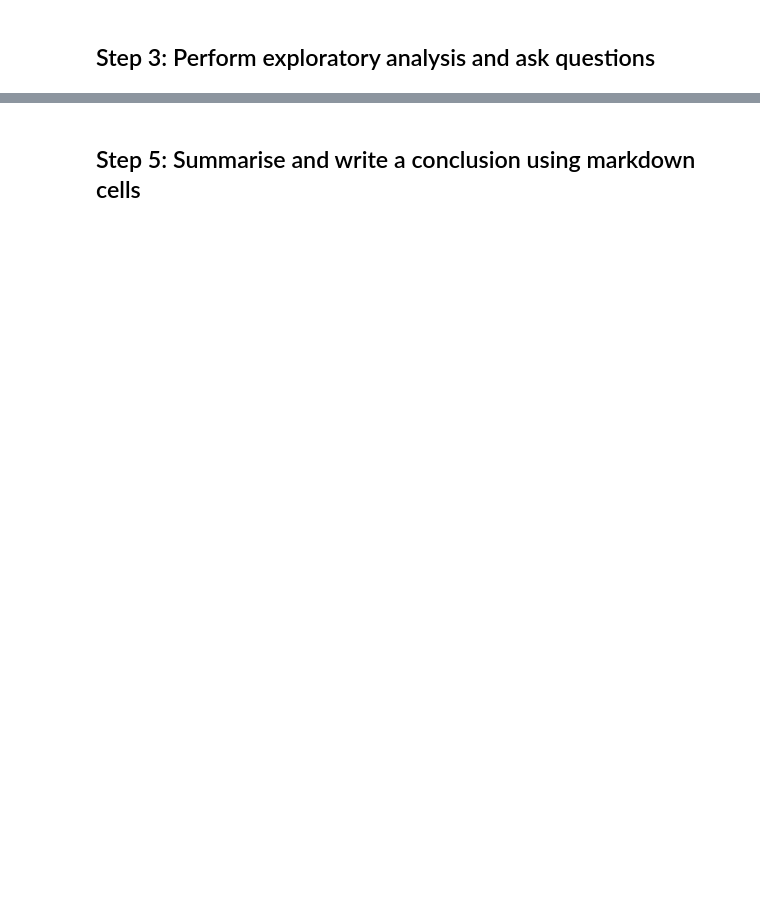
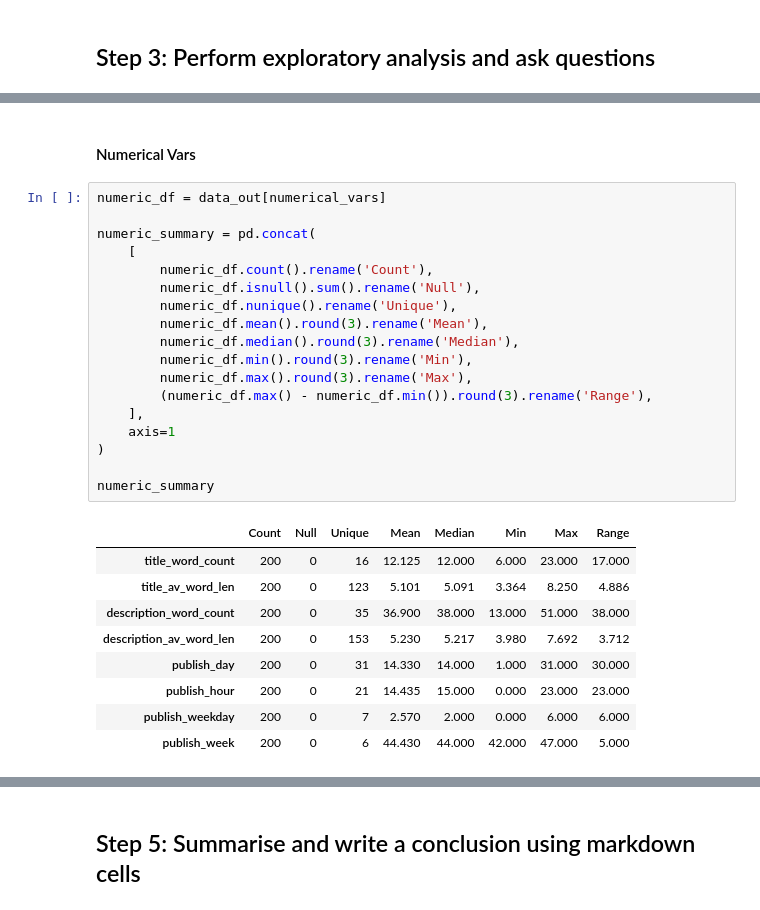
Before and after one commit to j4mes12/SDPA_Coursework, a Jupyter notebook: Part3/main.ipynb, the cells around one changed output, grey strips where cells are left out. Saved outputs shown, nothing was run; the diff lists cells and outputs as text; blank space fills up the shorter version.

```diff
--- a/Part3/main.ipynb
+++ b/Part3/main.ipynb
@@ -151,0 +196,30 @@ data['title_word_count'] = data['title'].apply(lambda x: len(nltk.word_tokenize(
+# %% [markdown]
+#### Numerical Vars
+# %%
+numeric_df = data_out[numerical_vars]
+
+numeric_summary = pd.concat(
+    [
+        numeric_df.count().rename('Count'),
+        numeric_df.isnull().sum().rename('Null'),
+        numeric_df.nunique().rename('Unique'),
+        numeric_df.mean().round(3).rename('Mean'),
+        numeric_df.median().round(3).rename('Median'),
+        numeric_df.min().round(3).rename('Min'),
+        numeric_df.max().round(3).rename('Max'),
+        (numeric_df.max() - numeric_df.min()).round(3).rename('Range'),
+    ],
+    axis=1
+)
+
+numeric_summary
+# %% [output]
+|  | Count | Null | Unique | Mean | Median | Min | Max | Range |
+| title_word_count | 200 | 0 | 16 | 12.125 | 12.000 | 6.000 | 23.000 | 17.000 |
+| title_av_word_len | 200 | 0 | 123 | 5.101 | 5.091 | 3.364 | 8.250 | 4.886 |
+| description_word_count | 200 | 0 | 35 | 36.900 | 38.000 | 13.000 | 51.000 | 38.000 |
+| description_av_word_len | 200 | 0 | 153 | 5.230 | 5.217 | 3.980 | 7.692 | 3.712 |
+| publish_day | 200 | 0 | 31 | 14.330 | 14.000 | 1.000 | 31.000 | 30.000 |
+| publish_hour | 200 | 0 | 21 | 14.435 | 15.000 | 0.000 | 23.000 | 23.000 |
+| publish_weekday | 200 | 0 | 7 | 2.570 | 2.000 | 0.000 | 6.000 | 6.000 |
+| publish_week | 200 | 0 | 6 | 44.430 | 44.000 | 42.000 | 47.000 | 5.000 |
```
Also changed, not shown: parts of 20 cells of this notebook.
